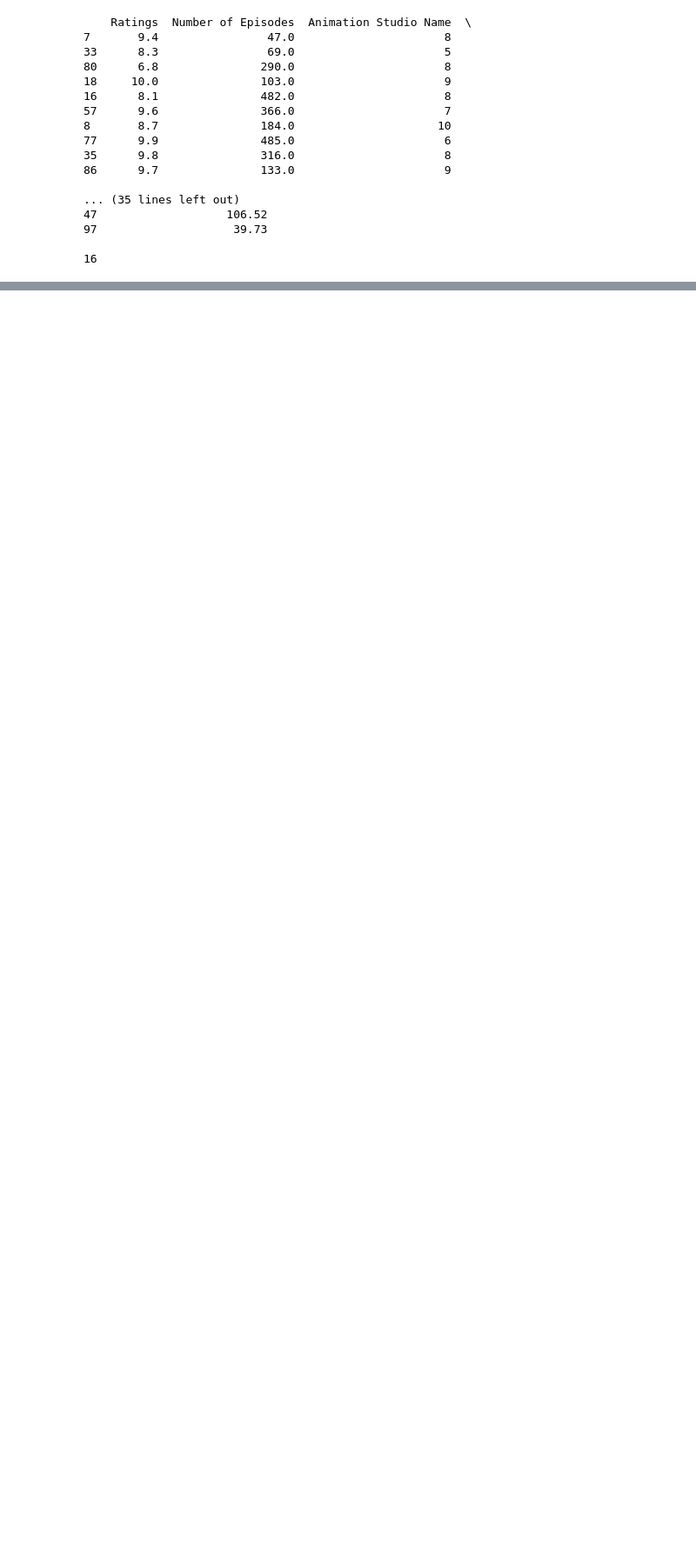
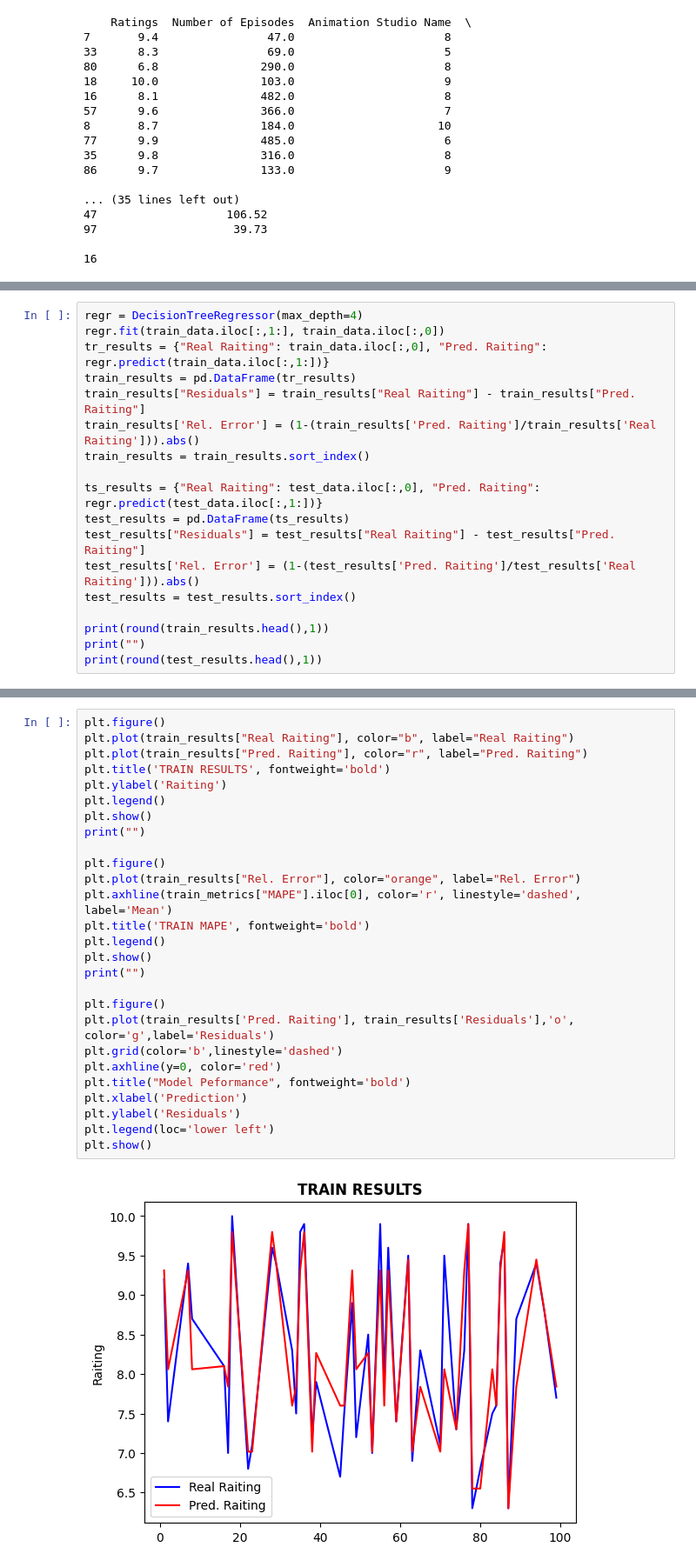
Before and after one commit to egonzaleznez/com192, a Jupyter notebook: com192_act6.ipynb, the cells around one changed output, grey strips where cells are left out. Shown at 87% size. Saved outputs shown, nothing was run; the diff lists cells and outputs as text; blank space fills up the shorter version.

```diff
--- a/com192_act6.ipynb
+++ b/com192_act6.ipynb
@@ -585,0 +563,18 @@ print(predictTrainValues)
+# %%
+regr = DecisionTreeRegressor(max_depth=4)
+regr.fit(train_data.iloc[:,1:], train_data.iloc[:,0])
+tr_results = {"Real Raiting": train_data.iloc[:,0], "Pred. Raiting": regr.predict(train_data.iloc[:,1:])}
+train_results = pd.DataFrame(tr_results)
+train_results["Residuals"] = train_results["Real Raiting"] - train_results["Pred. Raiting"]
+train_results['Rel. Error'] = (1-(train_results['Pred. Raiting']/train_results['Real Raiting'])).abs()
+train_results = train_results.sort_index()
+
+ts_results = {"Real Raiting": test_data.iloc[:,0], "Pred. Raiting": regr.predict(test_data.iloc[:,1:])}
+test_results = pd.DataFrame(ts_results)
+test_results["Residuals"] = test_results["Real Raiting"] - test_results["Pred. Raiting"]
+test_results['Rel. Error'] = (1-(test_results['Pred. Raiting']/test_results['Real Raiting'])).abs()
+test_results = test_results.sort_index()
+
+print(round(train_results.head(),1))
+print("")
+print(round(test_results.head(),1))
@@ -585,0 +622,29 @@ print(predictTrainValues)
+# %%
+plt.figure()
+plt.plot(train_results["Real Raiting"], color="b", label="Real Raiting")
+plt.plot(train_results["Pred. Raiting"], color="r", label="Pred. Raiting")
+plt.title('TRAIN RESULTS', fontweight='bold')
+plt.ylabel('Raiting')
+plt.legend()
+plt.show()
+print("")
+
+plt.figure()
+plt.plot(train_results["Rel. Error"], color="orange", label="Rel. Error")
+plt.axhline(train_metrics["MAPE"].iloc[0], color='r', linestyle='dashed', label='Mean')
+plt.title('TRAIN MAPE', fontweight='bold')
+plt.legend()
+plt.show()
+print("")
+
+plt.figure()
+plt.plot(train_results['Pred. Raiting'], train_results['Residuals'],'o', color='g',label='Residuals')
+plt.grid(color='b',linestyle='dashed')
+plt.axhline(y=0, color='red')
+plt.title("Model Peformance", fontweight='bold')
+plt.xlabel('Prediction')
+plt.ylabel('Residuals')
+plt.legend(loc='lower left')
+plt.show()
+# %% [output]
+[figure, added]
```
Also changed, not shown: parts of 7 cells of this notebook.
